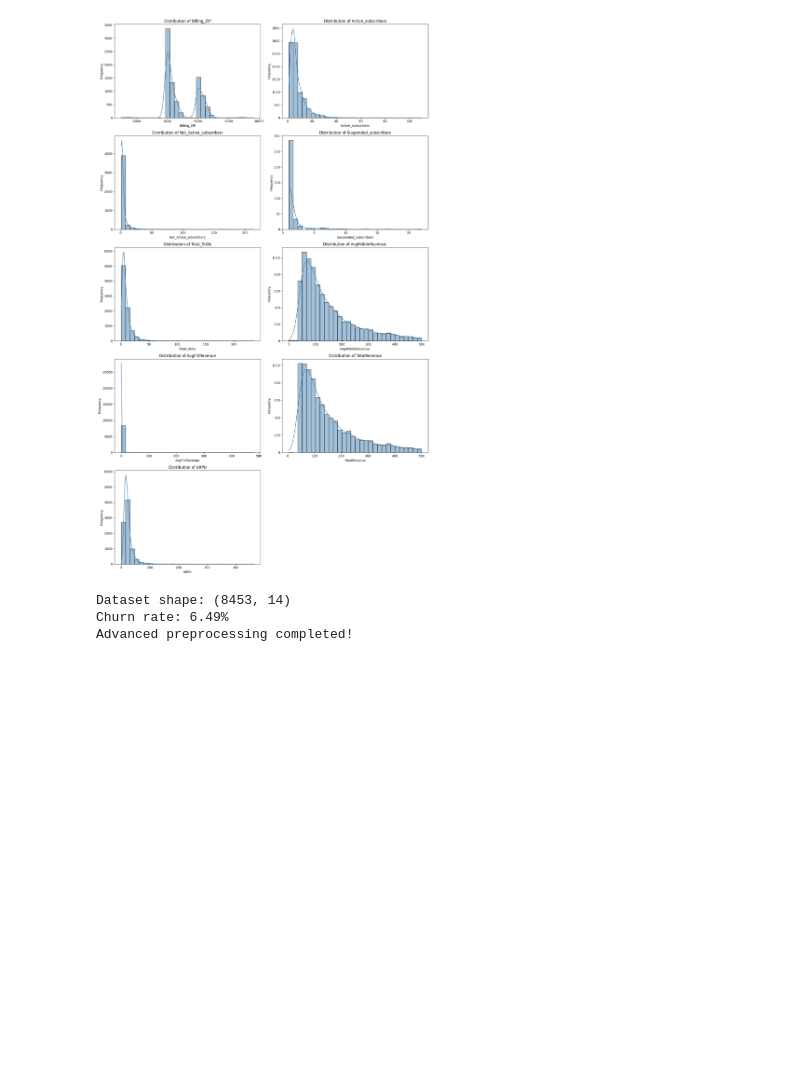
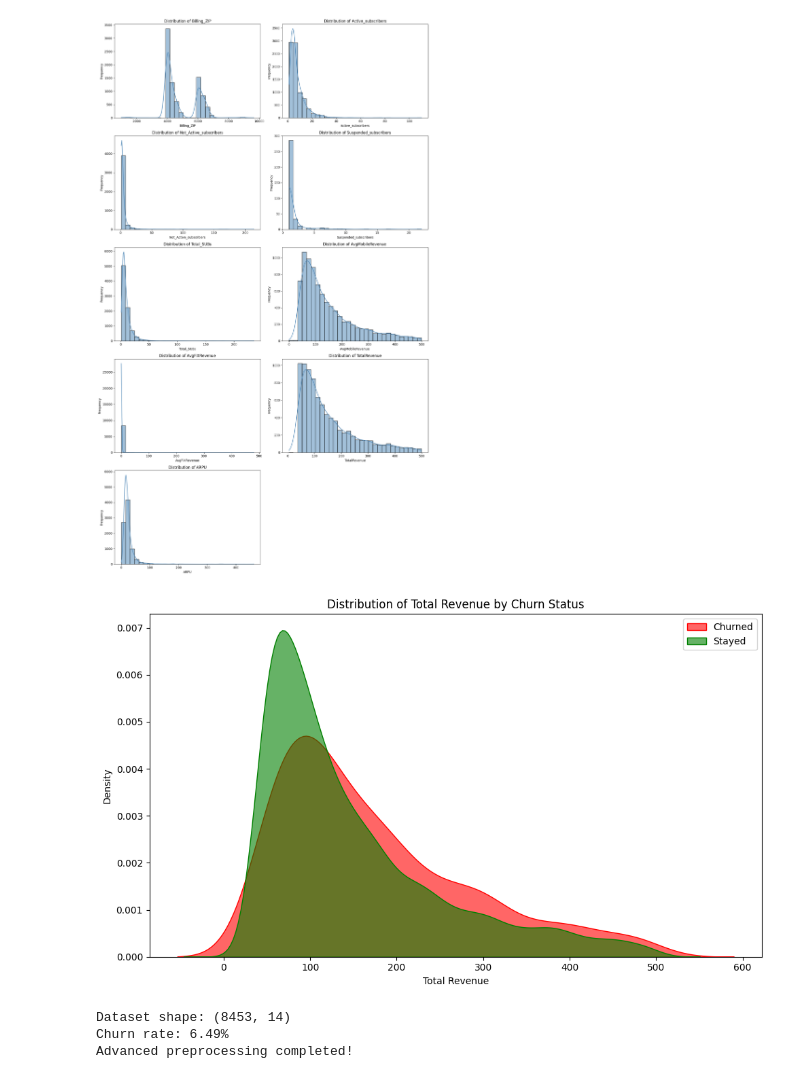
Before and after one commit to adeline-pepela/Module-5, a Jupyter notebook: Predictive and Optimization Analytics/POA-Project/Churn-main/modeling_3.ipynb, the cells around one changed output. Cells and saved outputs as stored; diff of their text form; code cells hidden in the pictures; blank space fills up the shorter version.

```diff
--- a/Predictive and Optimization Analytics/POA-Project/Churn-main/modeling_3.ipynb
+++ b/Predictive and Optimization Analytics/POA-Project/Churn-main/modeling_3.ipynb
@@ -366,3 +366,18 @@ plt.tight_layout()
 plt.show()
 # %% [output]
 [figure]
+# %%
+
+
+# Plot KDE distributions again using seaborn FacetGrid
+plt.figure(figsize=(10, 6))
+sns.kdeplot(data=df[df['CHURN'] == 'Yes'], x='TotalRevenue', fill=True, color='red', label='Churned', alpha=0.6)
+sns.kdeplot(data=df[df['CHURN'] == 'No'], x='TotalRevenue', fill=True, color='green', label='Stayed', alpha=0.6)
+plt.title('Distribution of Total Revenue by Churn Status')
+plt.xlabel('Total Revenue')
+plt.ylabel('Density')
+plt.legend()
+plt.tight_layout()
+plt.show()
+# %% [output]
+[figure, added]
```
Also changed, not shown: parts of 1 cell of this notebook.
